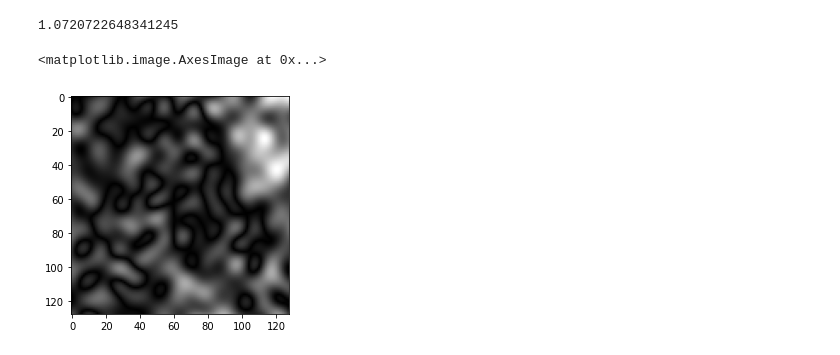
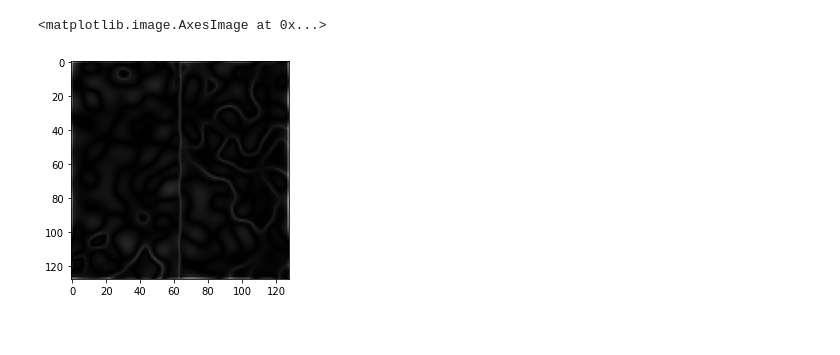
Before and after one commit to An-qi-Zhang/bayesee, a Jupyter notebook: lab.ipynb, the cells around one changed output. Drawn from its saved outputs; the diff is of its cells as text; code cells hidden in the pictures.

Commit message:
Simulate detection in 1/f noise.

```diff
--- a/lab.ipynb
+++ b/lab.ipynb
@@ -40,13 +40,15 @@ RTM = Spotter(method='RTM', weight=weighting_matrix)
 WRTM = Spotter(method='WRTM', whiten=1, weight=weighting_matrix)
 RWTM = Spotter(method='RWTM', whiten=1, weight=weighting_matrix)
 # %%
-images, field = power_noise_patches(row, col, row*field_ratio, col*field_ratio, -1, 1000)
-TM.give_response(images[:,:,30], rc_target)
+n = 1000
+images, field = power_noise_patches(row, col, row*field_ratio, col*field_ratio, -1, n)
+cm_images = np.zeros_like(images)
+
+for i in range(n):
+    cm_images[:,:,i] = contrast_modulate_lr(images[:,:,i], 4)
-# %% [output]
-1.0720722648341245
 # %%
-x = RWTM.respond(images[:,:,50], rc_target)[1]
-imshow(images[:,:,50], cmap='gray')
+x = WRTM.respond(cm_images[:,:,50], rc_target)[1]
+imshow(x, cmap='gray')
 # %% [output]
 <matplotlib.image.AxesImage at 0x...>
-[figure, old version]
+[figure, new version]
```
Also changed, not shown: 3 other files.
